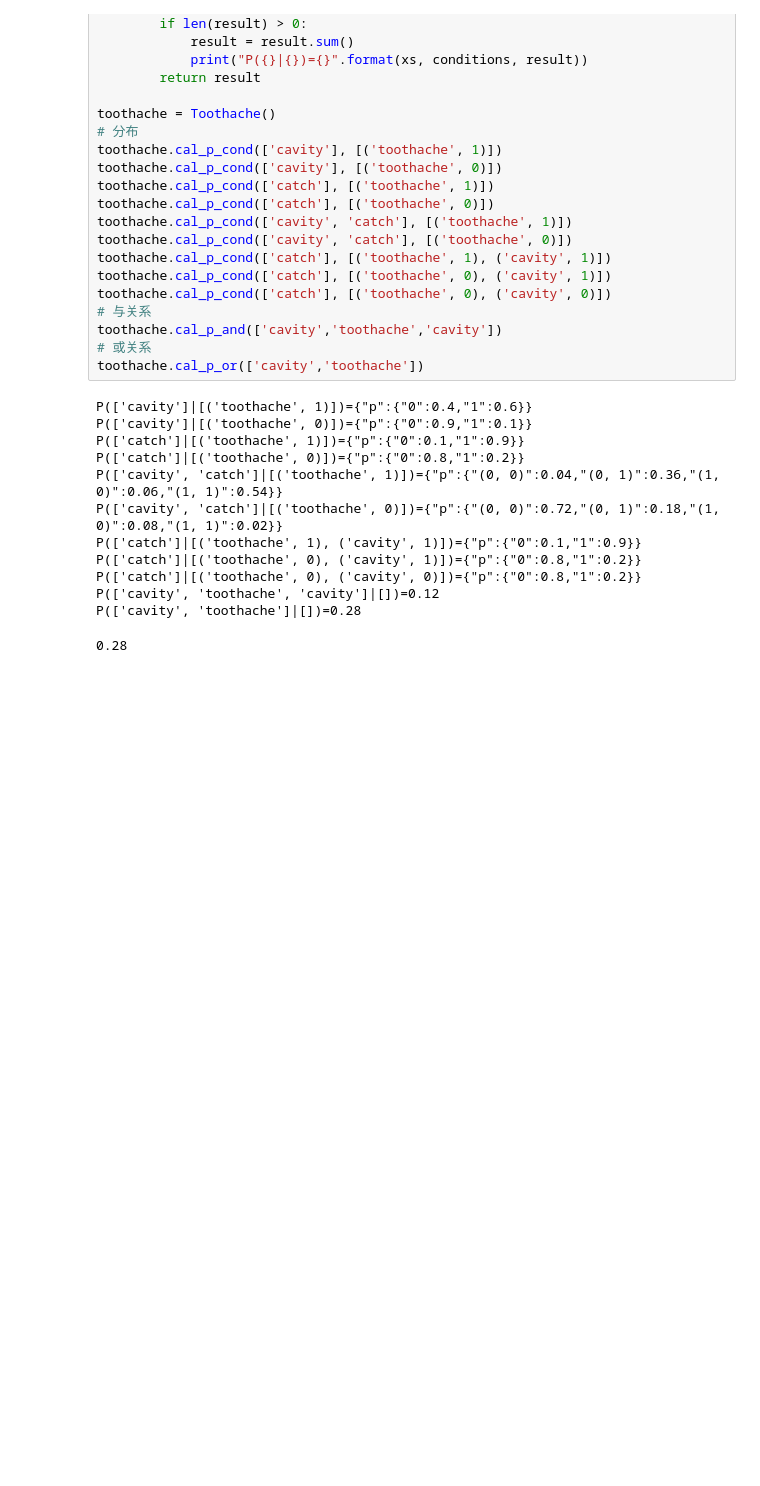
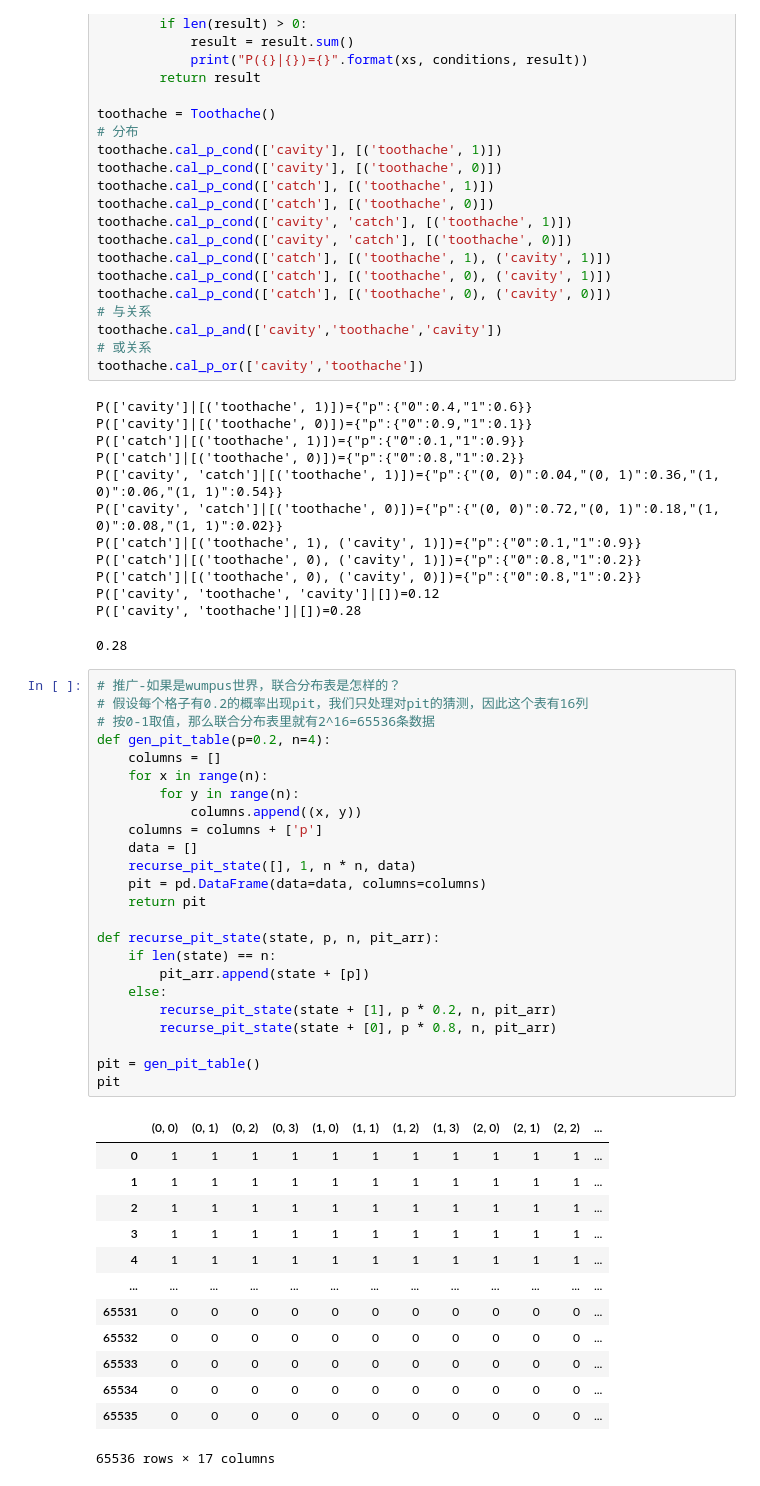
Before and after one commit to wangyaomail/ai-lesson, a Jupyter notebook: 8.a.probability.牙疼问题.联合分布.ipynb, the cells around one changed output. Saved outputs shown, nothing was run; the diff lists cells and outputs as text; blank space fills up the shorter version.

```diff
--- a/8.a.probability.牙疼问题.联合分布.ipynb
+++ b/8.a.probability.牙疼问题.联合分布.ipynb
@@ -93,3 +93,41 @@ P(['catch']|[('toothache', 0), ('cavity', 0)])={"p":{"0":0.8,"1":0.2}}
 P(['cavity', 'toothache', 'cavity']|[])=0.12
 P(['cavity', 'toothache']|[])=0.28
 0.28
+# %%
+# 推广-如果是wumpus世界，联合分布表是怎样的？
+# 假设每个格子有0.2的概率出现pit，我们只处理对pit的猜测，因此这个表有16列
+# 按0-1取值，那么联合分布表里就有2^16=65536条数据
+def gen_pit_table(p=0.2, n=4):
+    columns = []
+    for x in range(n):
+        for y in range(n):
+            columns.append((x, y))
+    columns = columns + ['p']
+    data = []
+    recurse_pit_state([], 1, n * n, data)
+    pit = pd.DataFrame(data=data, columns=columns)
+    return pit
+
+def recurse_pit_state(state, p, n, pit_arr):
+    if len(state) == n:
+        pit_arr.append(state + [p])
+    else:
+        recurse_pit_state(state + [1], p * 0.2, n, pit_arr)
+        recurse_pit_state(state + [0], p * 0.8, n, pit_arr)
+
+pit = gen_pit_table()
+pit
+# %% [output]
+|  | (0, 0) | (0, 1) | (0, 2) | (0, 3) | (1, 0) | (1, 1) | (1, 2) | (1, 3) | (2, 0) | (2, 1) | (2, 2) | ... |
+| 0 | 1 | 1 | 1 | 1 | 1 | 1 | 1 | 1 | 1 | 1 | 1 | ... |
+| 1 | 1 | 1 | 1 | 1 | 1 | 1 | 1 | 1 | 1 | 1 | 1 | ... |
+| 2 | 1 | 1 | 1 | 1 | 1 | 1 | 1 | 1 | 1 | 1 | 1 | ... |
+| 3 | 1 | 1 | 1 | 1 | 1 | 1 | 1 | 1 | 1 | 1 | 1 | ... |
+| 4 | 1 | 1 | 1 | 1 | 1 | 1 | 1 | 1 | 1 | 1 | 1 | ... |
+| ... | ... | ... | ... | ... | ... | ... | ... | ... | ... | ... | ... | ... |
+| 65531 | 0 | 0 | 0 | 0 | 0 | 0 | 0 | 0 | 0 | 0 | 0 | ... |
+| 65532 | 0 | 0 | 0 | 0 | 0 | 0 | 0 | 0 | 0 | 0 | 0 | ... |
+| 65533 | 0 | 0 | 0 | 0 | 0 | 0 | 0 | 0 | 0 | 0 | 0 | ... |
+| 65534 | 0 | 0 | 0 | 0 | 0 | 0 | 0 | 0 | 0 | 0 | 0 | ... |
+| 65535 | 0 | 0 | 0 | 0 | 0 | 0 | 0 | 0 | 0 | 0 | 0 | ... |
+65536 rows × 17 columns
```
Also changed, not shown: 3 other files.
